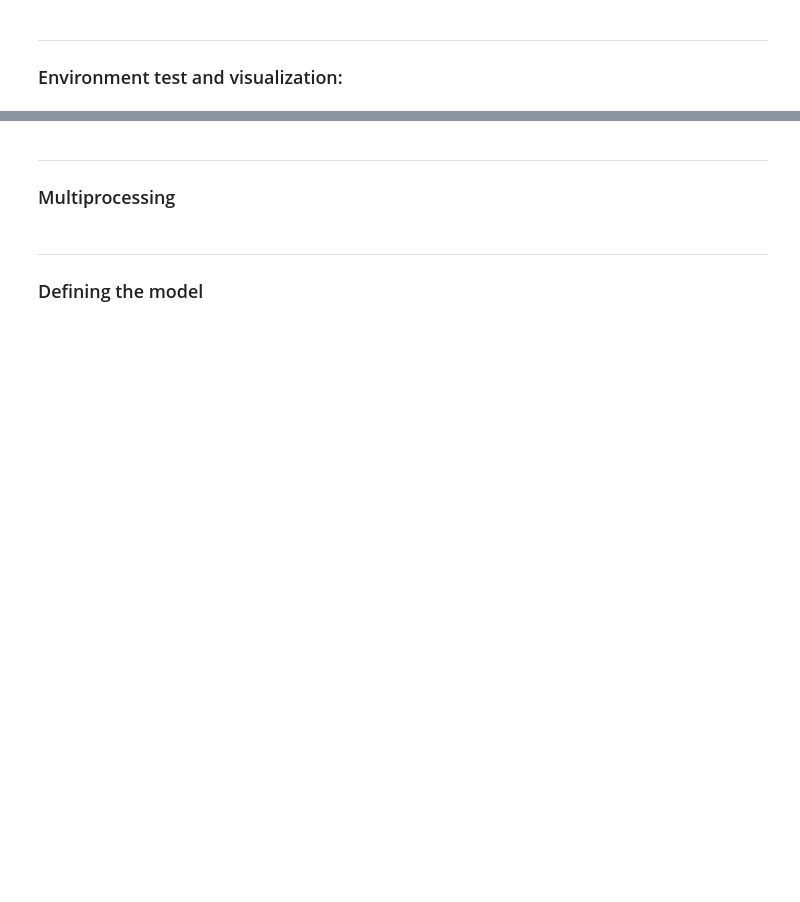
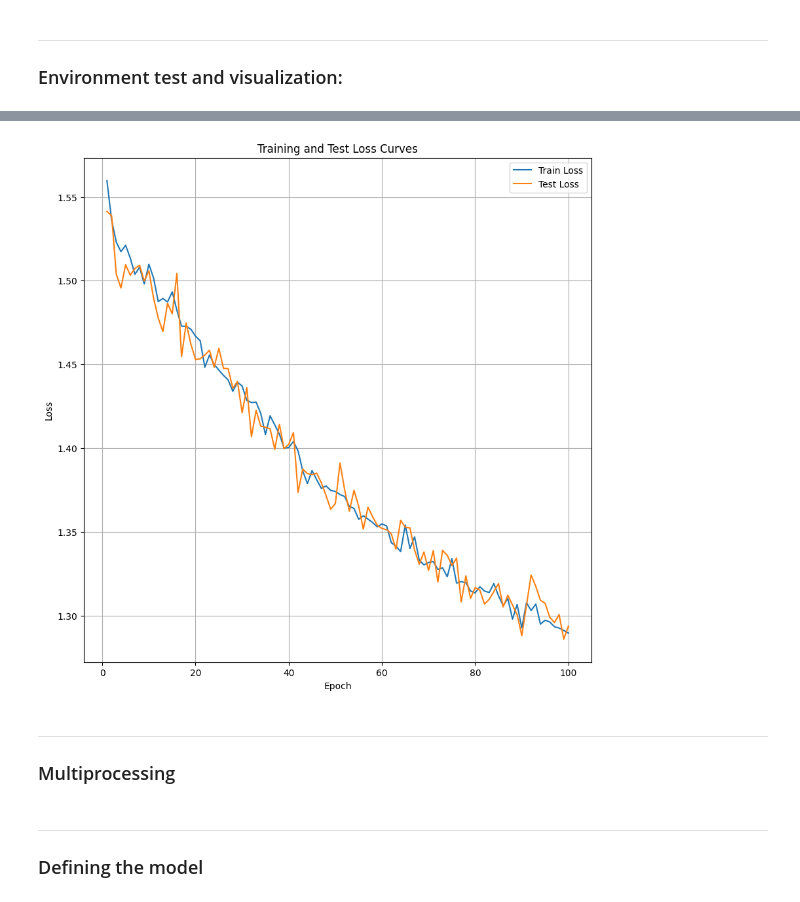
Before and after one commit to ThomasRochefortB/sogym, a Jupyter notebook: rl_training.ipynb, the cells around one changed output, grey strips where cells are left out. Saved outputs shown, nothing was run; the diff lists cells and outputs as text; code cells hidden in the pictures; blank space fills up the shorter version.

```diff
--- a/rl_training.ipynb
+++ b/rl_training.ipynb
@@ -311,7 +191,7 @@ algorithm_name = "PPO"  # or "TD3"
 algorithm_params = config[algorithm_name]
 
 policy_kwargs = dict(
-    #features_extractor_class=feature_extractor,
+    features_extractor_class=feature_extractor,
     net_arch = config['common']['net_arch']
 )
 
@@ -358,14 +234,15 @@ pretrain_agent(
     expert_observations,
     expert_actions,
     env,
-    batch_size=256,
+    batch_size=1024,
     epochs=100,
     scheduler_gamma=0.98,
-    learning_rate=3e-3,
+    learning_rate=1e-2,
     log_interval=5,
     no_cuda=False,
     seed=1,
-    test_batch_size=128,
+    test_batch_size=512,
     early_stopping_patience=300,
     plot_curves=True,
 )
+# %% [output]
@@ -371,0 +266 @@ pretrain_agent(
+[figure, added]
```
Also changed, not shown: parts of 17 cells of this notebook, 2 other files.
